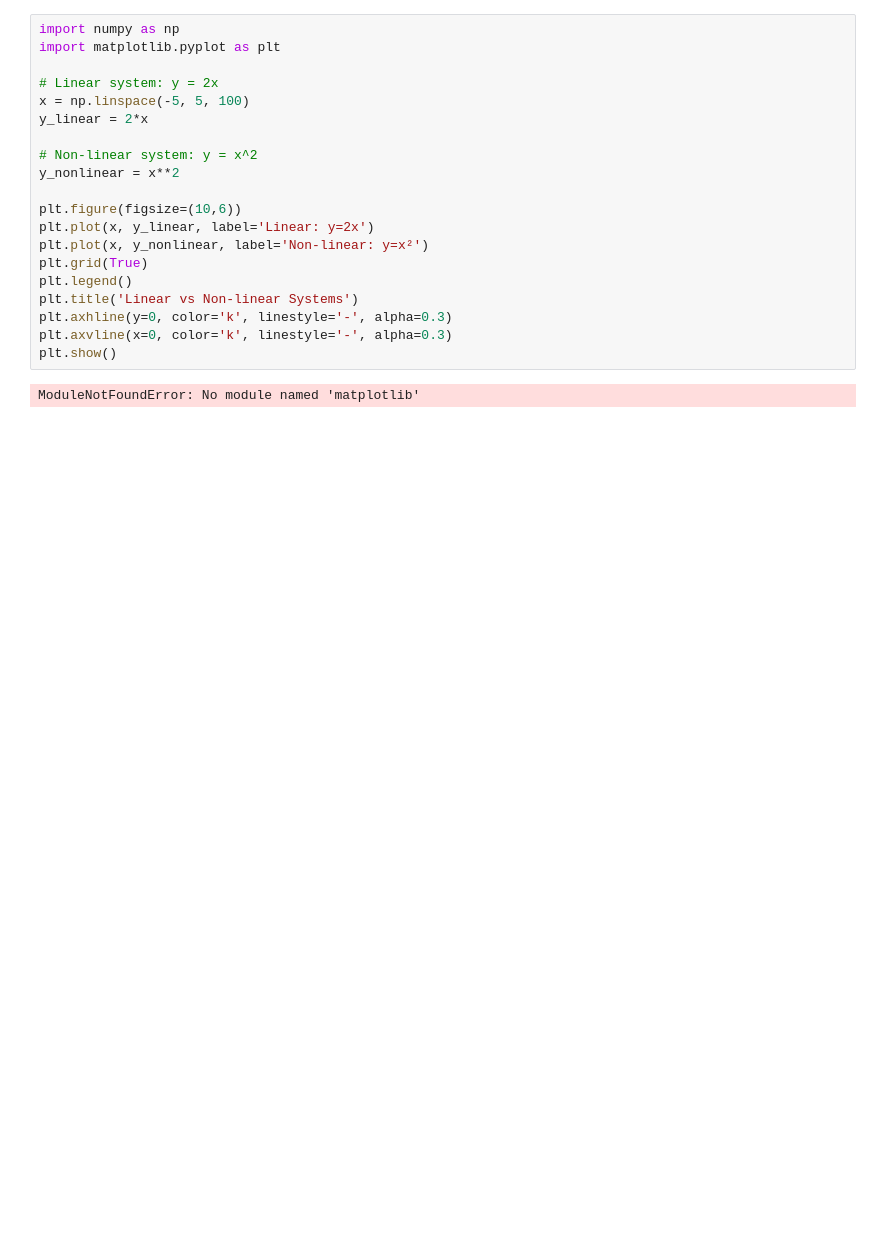
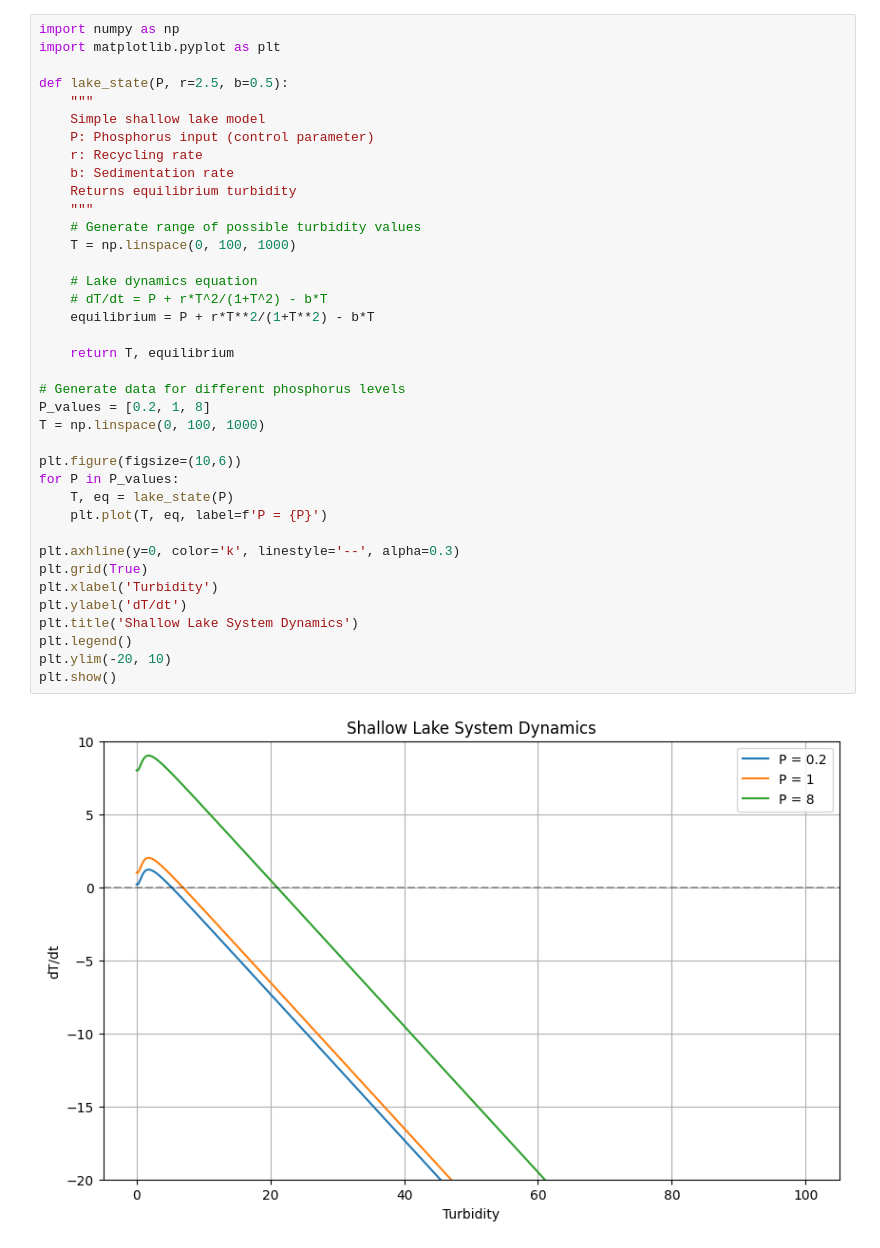
Before and after one commit to VajiraL/learn-nld, a Jupyter notebook: Lesson 1.ipynb, the cells around one changed output. Drawn from its saved outputs; the diff is of its cells as text; blank space fills up the shorter version.

```diff
--- a/Lesson 1.ipynb
+++ b/Lesson 1.ipynb
@@ -1,22 +1,40 @@
-# %%
-import numpy as np
-import matplotlib.pyplot as plt
-
-# Linear system: y = 2x
-x = np.linspace(-5, 5, 100)
-y_linear = 2*x
-
-# Non-linear system: y = x^2
-y_nonlinear = x**2
-
-plt.figure(figsize=(10,6))
-plt.plot(x, y_linear, label='Linear: y=2x')
-plt.plot(x, y_nonlinear, label='Non-linear: y=x²')
-plt.grid(True)
-plt.legend()
-plt.title('Linear vs Non-linear Systems')
-plt.axhline(y=0, color='k', linestyle='-', alpha=0.3)
-plt.axvline(x=0, color='k', linestyle='-', alpha=0.3)
-plt.show()
-# %% [output]
-ModuleNotFoundError: No module named 'matplotlib'
+# %%
+import numpy as np
+import matplotlib.pyplot as plt
+
+def lake_state(P, r=2.5, b=0.5):
+    """
+    Simple shallow lake model
+    P: Phosphorus input (control parameter)
+    r: Recycling rate
+    b: Sedimentation rate
+    Returns equilibrium turbidity
+    """
+    # Generate range of possible turbidity values
+    T = np.linspace(0, 100, 1000)
+
+    # Lake dynamics equation
+    # dT/dt = P + r*T^2/(1+T^2) - b*T
+    equilibrium = P + r*T**2/(1+T**2) - b*T
+
+    return T, equilibrium
+
+# Generate data for different phosphorus levels
+P_values = [0.2, 1, 8]
+T = np.linspace(0, 100, 1000)
+
+plt.figure(figsize=(10,6))
+for P in P_values:
+    T, eq = lake_state(P)
+    plt.plot(T, eq, label=f'P = {P}')
+
+plt.axhline(y=0, color='k', linestyle='--', alpha=0.3)
+plt.grid(True)
+plt.xlabel('Turbidity')
+plt.ylabel('dT/dt')
+plt.title('Shallow Lake System Dynamics')
+plt.legend()
+plt.ylim(-20, 10)
+plt.show()
+# %% [output]
+[figure, added]
```
Also changed, not shown: parts of 1 cell of this notebook.
